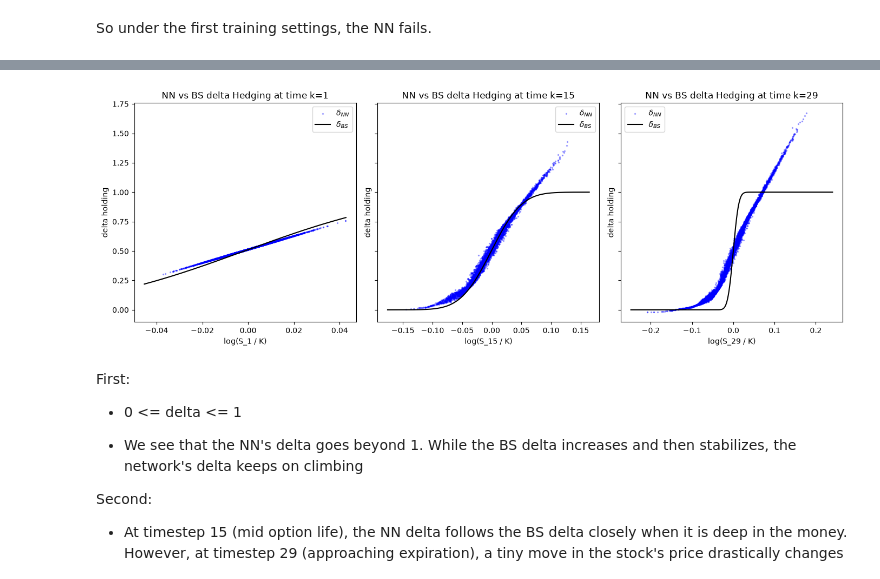
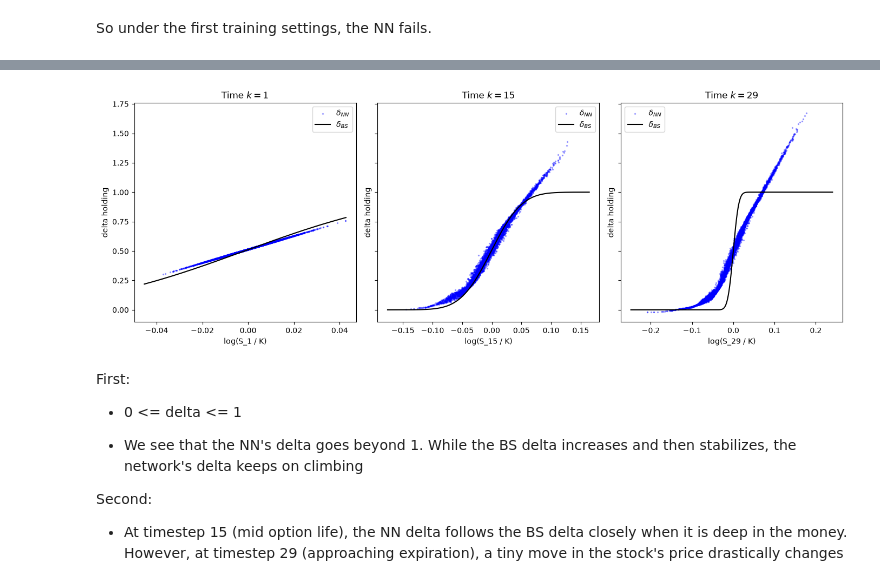
Before and after one commit to AnesABDOU/DeepHedging, a Jupyter notebook: notebooks/nn_res_analysis.ipynb, the cells around one changed output, grey strips where cells are left out. Cells and saved outputs as stored; diff of their text form; code cells hidden in the pictures.

Commit message:
added comparisons plots and refactored code

```diff
--- a/notebooks/nn_res_analysis.ipynb
+++ b/notebooks/nn_res_analysis.ipynb
@@ -10,0 +20,6 @@ from deep_hedging.black_scholes import black_scholes_call_price
+# %%
+run_path_raw = Path("../runs/entropic_nocost_seed0")
+save_path_raw = Path("results/run_with_raw_inputs_results")
+
+run_path_scaled = Path("../runs/entropic_nocost_scaled_seed0")
+save_path_scaled = Path("results/run_with_scaling_inputs_results")
@@ -312,31 +310,50 @@ plt.savefig("results/run_without_scaling_inputs_results/RMS_over_option_life.png
 # %%
-timesteps = [1, 15, 29]
-fig, axes = plt.subplots(1, len(timesteps), figsize=(14, 5), sharey=True)
+def plot_delta_comparison(run_path, timesteps=[1, 15, 29], model_name=None, save_dir=None, axes=None, is_standalone=True):
 
-g = torch.Generator().manual_seed(1)
-sub = torch.randperm(N, generator=g)[:5000]
+    data = loading_setup(run_path)
+    test_S = data["test_S"]
+    nn_delta = data["nn_delta"]
+    bs_delta = data["bs_delta"]
+    K = data["K"]
 
-for k, ax in zip(timesteps, axes):
-    x = torch.log(test_S[:, k, 0] / K)
-    y_nn = nn_delta[:, k, 0]
-    y_bs = bs_delta[:, k, 0]
+    g = torch.Generator().manual_seed(1)
+    N = test_S.shape[0]
+    sub = torch.randperm(N, generator=g)[:5000]
 
-    ax.scatter(x[sub], y_nn[sub], s=2, color="blue", alpha=0.3, label=r"$\delta_{NN}$")
+    if axes is None:
+        fig, axes = plt.subplots(1, len(timesteps), figsize=(14, 5), sharey=True)
 
-    order = torch.argsort(x)
-    ax.plot(x[order], y_bs[order], color="black", label=r"$\delta_{BS}$")
 
-    ax.set_title(f"NN vs BS delta Hedging at time k={k}")
-    ax.set_xlabel(f"log(S_{k} / K)")
-    ax.set_ylabel(f"delta holding")
 
-    ax.legend()
+    for k, ax in zip(timesteps, axes):
+        x = torch.log(test_S[:, k, 0] / K)
+        y_nn = nn_delta[:, k, 0]
+        y_bs = bs_delta[:, k, 0]
 
-plt.tight_layout()
-plt.show()
-fig.savefig("results/run_without_scaling_inputs_results/delta_comparison_k1_k15_k29.png", dpi=150, bbox_inches="tight")
+        ax.scatter(x[sub], y_nn[sub], s=2, color="blue", alpha=0.3, label=r"$\delta_{NN}$")
+
+        order = torch.argsort(x)
+        ax.plot(x[order], y_bs[order], color="black", label=r"$\delta_{BS}$")
+
+        # ax.set_title(f"NN_{model_name} vs BS delta Hedging at time k={k}")
+        ax.set_title(f"Time $k = {k}$")
+        ax.set_xlabel(f"log(S_{k} / K)")
+        ax.set_ylabel(f"delta holding")
+
+        ax.legend()
+
+    if is_standalone and save_dir is not None:
+        os.makedirs(save_dir, exist_ok=True)
+        save_name = "delta_comparison_" + "_".join(f"k{k}" for k in timesteps) + ".png"
+        plt.tight_layout()
+        plt.savefig(os.path.join(save_dir, save_name), dpi=150, bbox_inches="tight")
+        plt.show()
+
+    return axes
+
+delta_comp_raw = plot_delta_comparison(run_path=run_path_raw, model_name="Raw Inputs Model", timesteps=[1, 15, 29], save_dir=save_path_raw)
 # %% [output]
-[figure, old version]
+[figure, new version]
 # %% [markdown]
 First:
 
```
Also changed, not shown: parts of 48 cells of this notebook.
